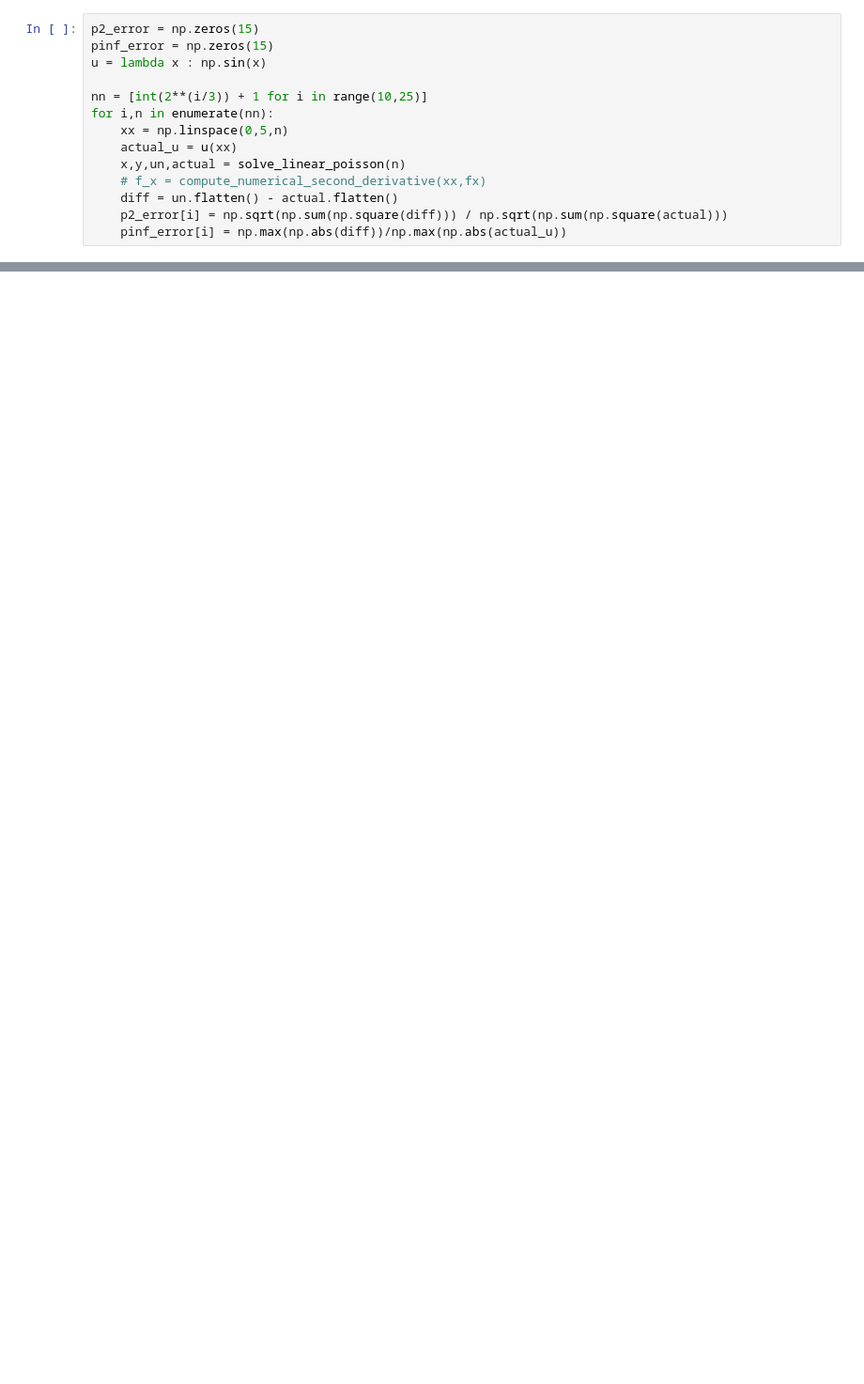
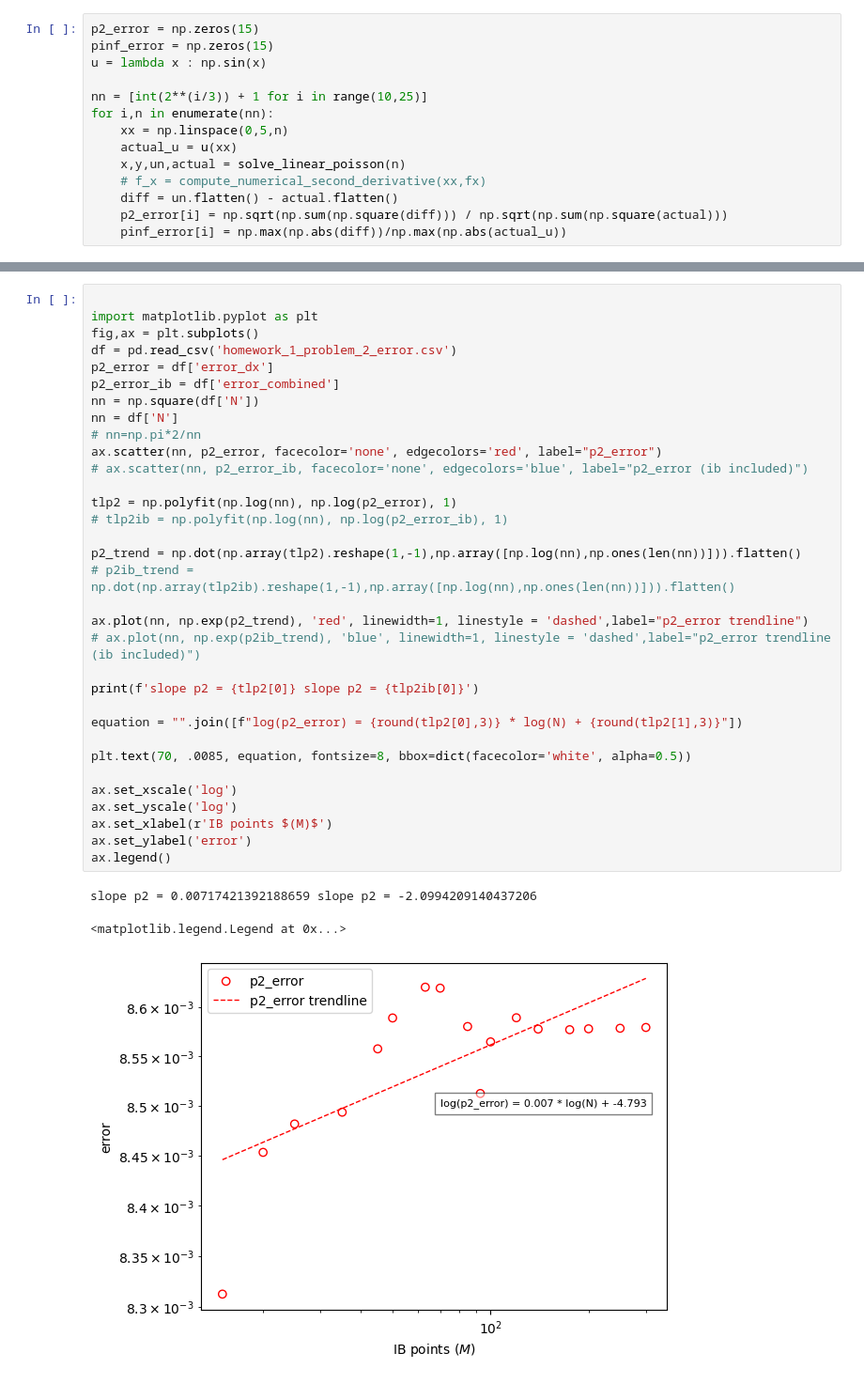
Before and after one commit to andrewholmberg/math_550_numerical_pdes, a Jupyter notebook: homework_1.ipynb, the cells around one changed output, grey strips where cells are left out. Shown at 94% size. Drawn from its saved outputs; the diff is of its cells as text; blank space fills up the shorter version.

```diff
--- a/homework_1.ipynb
+++ b/homework_1.ipynb
@@ -516,0 +202,37 @@ slope p2 = 0.011420195630303928, slope pinf = -0.0020637825009764293
+# %%
+
+import matplotlib.pyplot as plt
+fig,ax = plt.subplots()
+df = pd.read_csv('homework_1_problem_2_error.csv')
+p2_error = df['error_dx']
+p2_error_ib = df['error_combined']
+nn = np.square(df['N'])
+nn = df['N']
+# nn=np.pi*2/nn
+ax.scatter(nn, p2_error, facecolor='none', edgecolors='red', label="p2_error")
+# ax.scatter(nn, p2_error_ib, facecolor='none', edgecolors='blue', label="p2_error (ib included)")
+
+tlp2 = np.polyfit(np.log(nn), np.log(p2_error), 1)
+# tlp2ib = np.polyfit(np.log(nn), np.log(p2_error_ib), 1)
+
+p2_trend = np.dot(np.array(tlp2).reshape(1,-1),np.array([np.log(nn),np.ones(len(nn))])).flatten()
+# p2ib_trend = np.dot(np.array(tlp2ib).reshape(1,-1),np.array([np.log(nn),np.ones(len(nn))])).flatten()
+
+ax.plot(nn, np.exp(p2_trend), 'red', linewidth=1, linestyle = 'dashed',label="p2_error trendline")
+# ax.plot(nn, np.exp(p2ib_trend), 'blue', linewidth=1, linestyle = 'dashed',label="p2_error trendline (ib included)")
+
+print(f'slope p2 = {tlp2[0]} slope p2 = {tlp2ib[0]}')
+
+equation = "".join([f"log(p2_error) = {round(tlp2[0],3)} * log(N) + {round(tlp2[1],3)}"])
+
+plt.text(70, .0085, equation, fontsize=8, bbox=dict(facecolor='white', alpha=0.5))
+
+ax.set_xscale('log')
+ax.set_yscale('log')
+ax.set_xlabel(r'IB points $(M)$')
+ax.set_ylabel('error')
+ax.legend()
+# %% [output]
+slope p2 = 0.00717421392188659 slope p2 = -2.0994209140437206
+<matplotlib.legend.Legend at 0x...>
+[figure, added]
```
Also changed, not shown: parts of 19 cells of this notebook, 22 other files.
